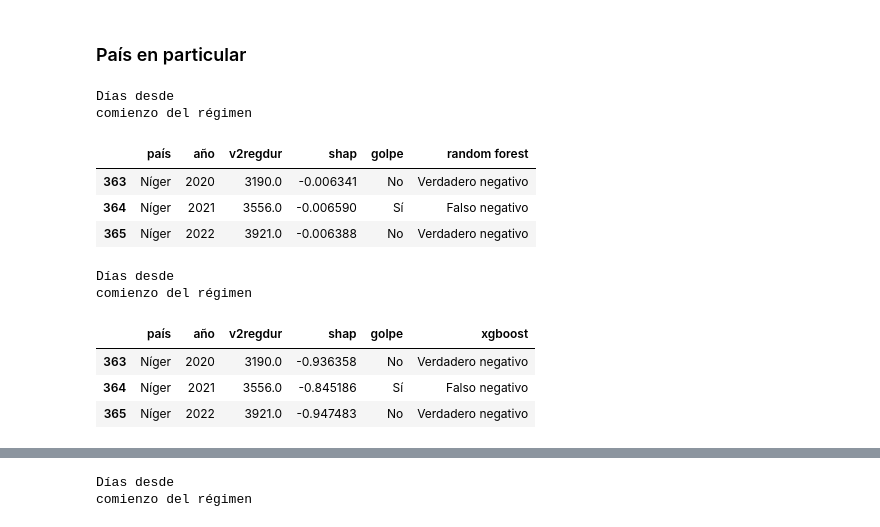
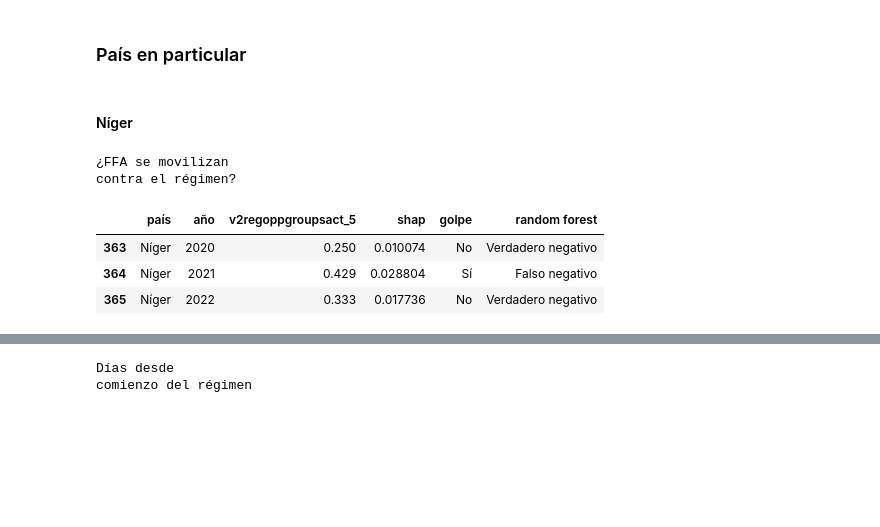
Before and after one commit to josesg998/esp_data_mining, a Jupyter notebook: corrida_final/analisis_final.ipynb, the cells around one changed output, grey strips where cells are left out. Cells and saved outputs as stored; diff of their text form; code cells hidden in the pictures; blank space fills up the shorter version.

```diff
--- a/corrida_final/analisis_final.ipynb
+++ b/corrida_final/analisis_final.ipynb
@@ -620,22 +655,16 @@ def get_shap_outliers_country(model,X,feat,country):
 # %%
 def get_key(country_name):
     return int([k for k,v in country_codes.items() if v == country_name][0])
+# %% [markdown]
+#### Níger
 # %%
-get_shap_outliers_country(rf,X_test,'v2regdur','Níger')
+rf_niger = get_shap_outliers_country(rf,X_test,'v2regoppgroupsact_5','Níger')
+rf_niger
 # %% [output]
-Días desde
-comienzo del régimen
+¿FFA se movilizan
+contra el régimen?
-|  | país | año | v2regdur | shap | golpe | random forest |
-| 363 | Níger | 2020 | 3190.0 | -0.006341 | No | Verdadero negativo |
-| 364 | Níger | 2021 | 3556.0 | -0.006590 | Sí | Falso negativo |
-| 365 | Níger | 2022 | 3921.0 | -0.006388 | No | Verdadero negativo |
+|  | país | año | v2regoppgroupsact_5 | shap | golpe | random forest |
+| 363 | Níger | 2020 | 0.250 | 0.010074 | No | Verdadero negativo |
+| 364 | Níger | 2021 | 0.429 | 0.028804 | Sí | Falso negativo |
+| 365 | Níger | 2022 | 0.333 | 0.017736 | No | Verdadero negativo |
-# %%
-get_shap_outliers_country(xgb,X_test,'v2regdur','Níger')
-# %% [output]
-Días desde
-comienzo del régimen
-|  | país | año | v2regdur | shap | golpe | xgboost |
-| 363 | Níger | 2020 | 3190.0 | -0.936358 | No | Verdadero negativo |
-| 364 | Níger | 2021 | 3556.0 | -0.845186 | Sí | Falso negativo |
-| 365 | Níger | 2022 | 3921.0 | -0.947483 | No | Verdadero negativo |
 # %%
```
Also changed, not shown: parts of 30 cells of this notebook, 14 other files.
